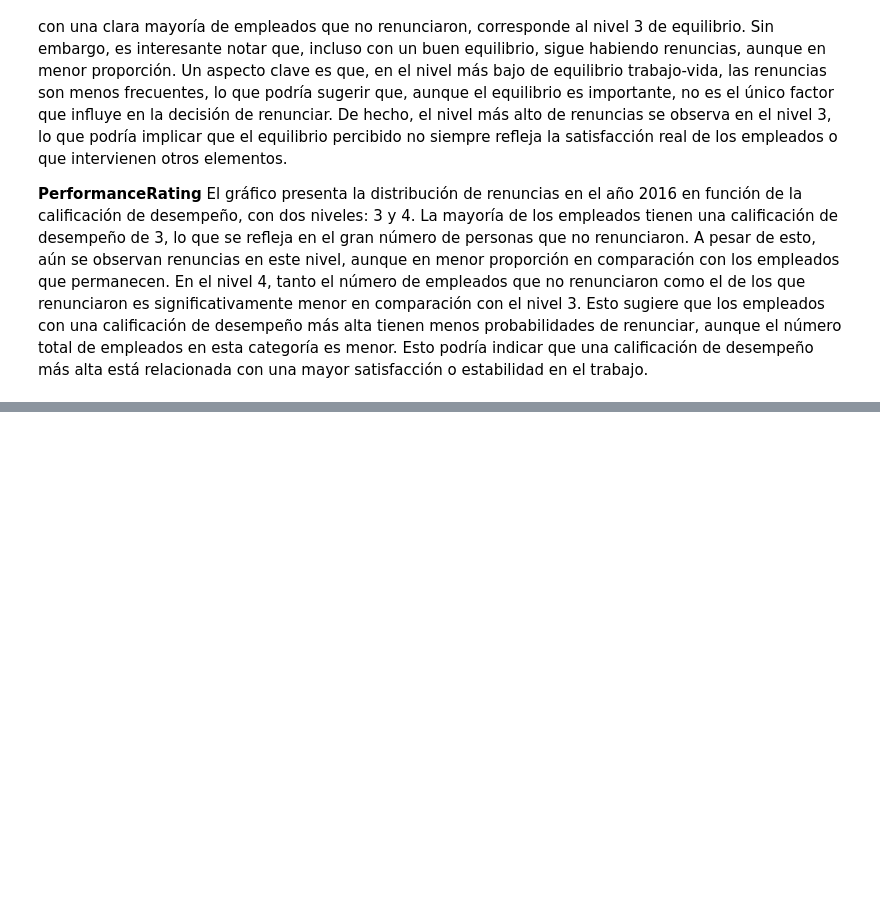
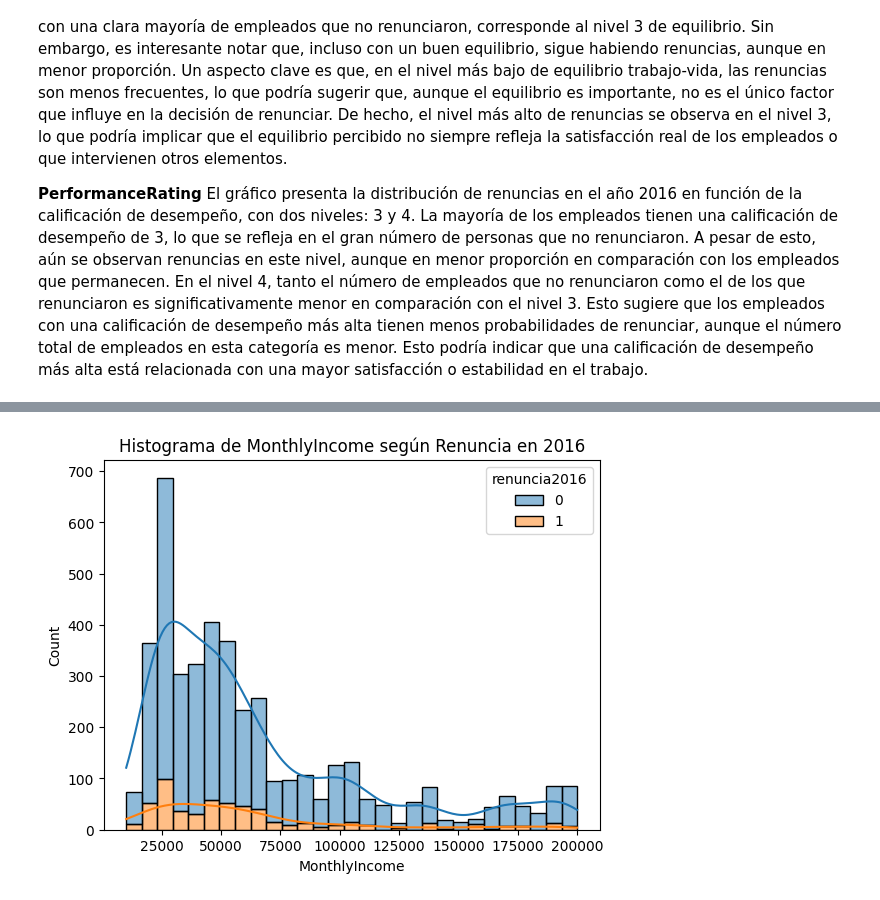
Before and after one commit to Leostark95/Analitica_3_Proyecto_1, a Jupyter notebook: c_Analisis_exploratorio.ipynb, the cells around one changed output, grey strips where cells are left out. Cells and saved outputs as stored; diff of their text form; code cells hidden in the pictures; blank space fills up the shorter version.

```diff
--- a/c_Analisis_exploratorio.ipynb
+++ b/c_Analisis_exploratorio.ipynb
@@ -385,0 +370,7 @@ plot_numeric_vs_binary(df_2015, 'renuncia2016', columns_num)
+# %%
+
+sns.histplot(data=df_2015, x='MonthlyIncome', hue='renuncia2016', multiple='stack', kde=True)
+plt.title('Histograma de MonthlyIncome según Renuncia en 2016')
+plt.show()
+# %% [output]
+[figure, added]
```
Also changed, not shown: parts of 7 cells of this notebook, 5 other files.
